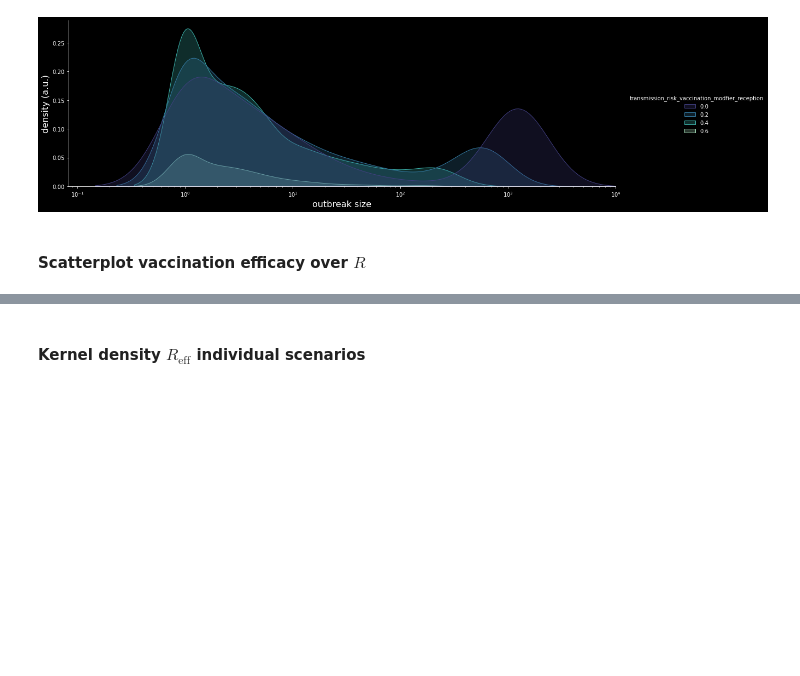
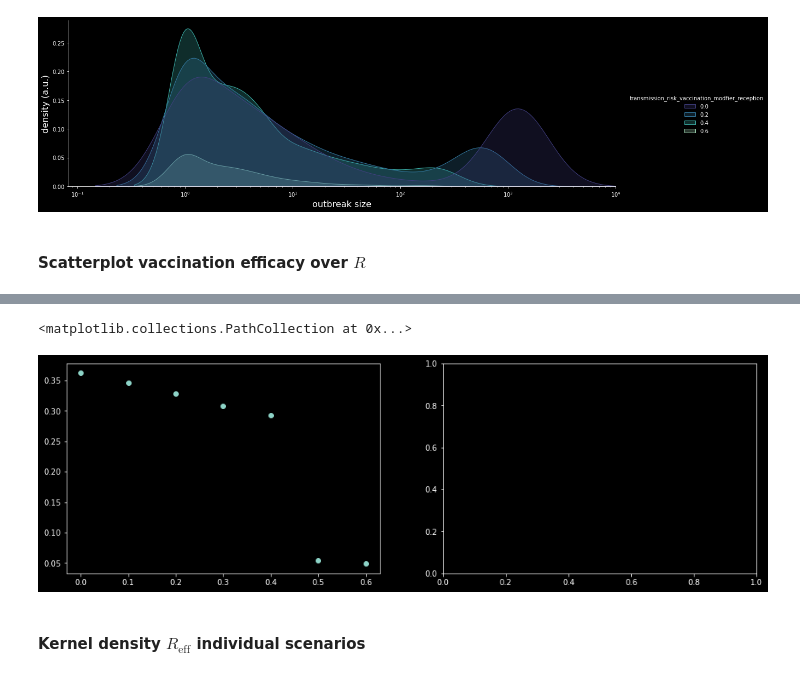
Before and after one commit to JanaLasser/uni_SEIRX, a Jupyter notebook: code/analysis_intervention_measures.ipynb, the cells around one changed output, grey strips where cells are left out. Saved outputs shown, nothing was run; the diff lists cells and outputs as text; code cells hidden in the pictures; blank space fills up the shorter version.

```diff
--- a/code/analysis_intervention_measures.ipynb
+++ b/code/analysis_intervention_measures.ipynb
@@ -432,0 +574,11 @@ axes[1].legend()
+# %%
+N = 5000
+subset = results[results["infected_agents"] > 0]
+counts = (
+    subset[["scenario", "transmission_risk_vaccination_modfier_reception", "R0"]]
+    .groupby(["scenario", "transmission_risk_vaccination_modfier_reception"])
+    .count()
+    / N
+)
+counts = counts.reset_index().rename(columns={"R0": "outbreak_probability"})
+counts.head(2)
@@ -433,3 +609,11 @@ axes[1].legend()
+# %%
+fig, axes = plt.subplots(1, 2, figsize=(16, 5))
+col = "transmission_risk_vaccination_modfier_reception"
+subset = counts[counts["scenario"] == "25% occupancy, masks"]
+axes[0].scatter(subset[col], subset["outbreak_probability"])
+# %% [output]
+<matplotlib.collections.PathCollection at 0x...>
+[figure, added]
 # %% [markdown]
 #### Kernel density $R_\mathrm{eff}$ individual scenarios
 # %%
```
Also changed, not shown: parts of 31 cells of this notebook.
